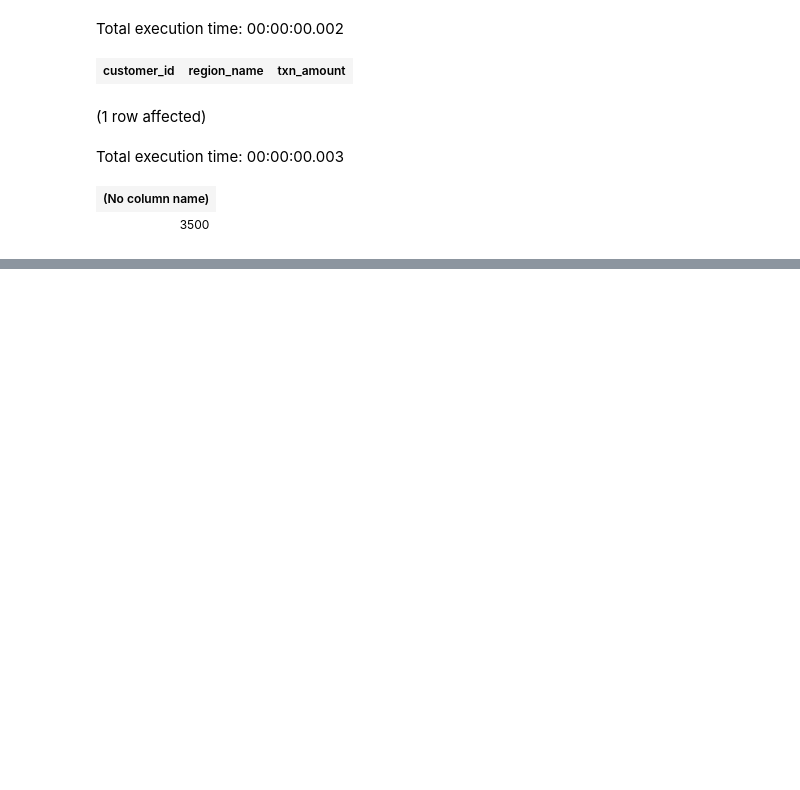
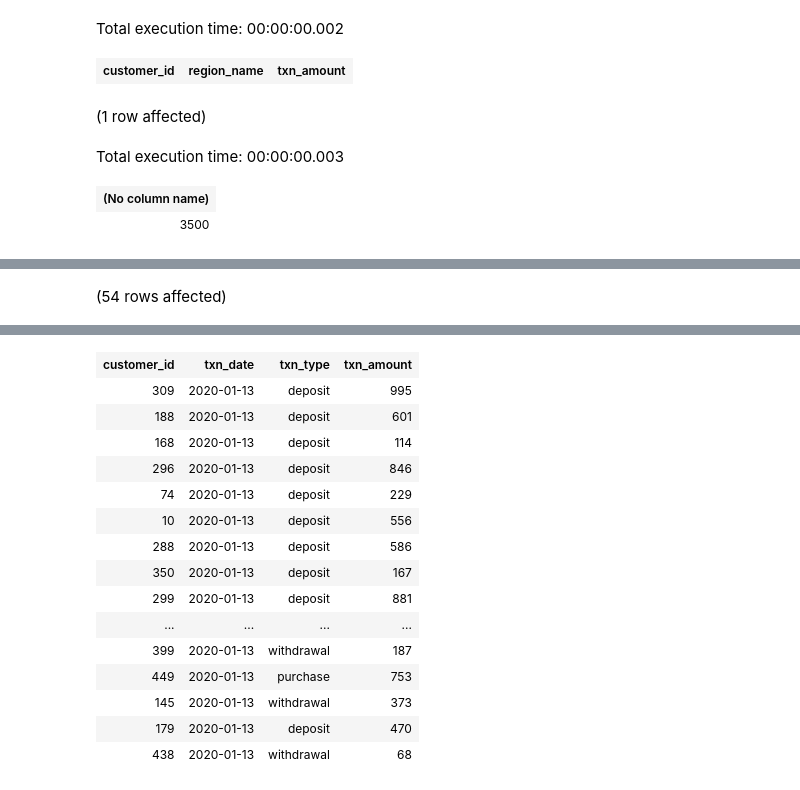
Before and after one commit to nirajgole/ipaat, a Jupyter notebook: SQL/study_materials/case_studies/SQL_case_study_3/sm_case_study_3.ipynb, the cells around one changed output, grey strips where cells are left out. Drawn from its saved outputs; the diff is of its cells as text; code cells hidden in the pictures; blank space fills up the shorter version.

```diff
--- a/SQL/study_materials/case_studies/SQL_case_study_3/sm_case_study_3.ipynb
+++ b/SQL/study_materials/case_studies/SQL_case_study_3/sm_case_study_3.ipynb
@@ -57,0 +126,4 @@ Total execution time: 00:00:00.003
+# %%
+EXEC sp_get_txn_details_on_day '2020-01-13'
+# %% [output]
+(54 rows affected)
@@ -57,0 +131,16 @@ Total execution time: 00:00:00.003
+| customer_id | txn_date | txn_type | txn_amount |
+| 309 | 2020-01-13 | deposit | 995 |
+| 188 | 2020-01-13 | deposit | 601 |
+| 168 | 2020-01-13 | deposit | 114 |
+| 296 | 2020-01-13 | deposit | 846 |
+| 74 | 2020-01-13 | deposit | 229 |
+| 10 | 2020-01-13 | deposit | 556 |
+| 288 | 2020-01-13 | deposit | 586 |
+| 350 | 2020-01-13 | deposit | 167 |
+| 299 | 2020-01-13 | deposit | 881 |
+| ... | ... | ... | ... |
+| 399 | 2020-01-13 | withdrawal | 187 |
+| 449 | 2020-01-13 | purchase | 753 |
+| 145 | 2020-01-13 | withdrawal | 373 |
+| 179 | 2020-01-13 | deposit | 470 |
+| 438 | 2020-01-13 | withdrawal | 68 |
```
Also changed, not shown: parts of 8 cells of this notebook.
